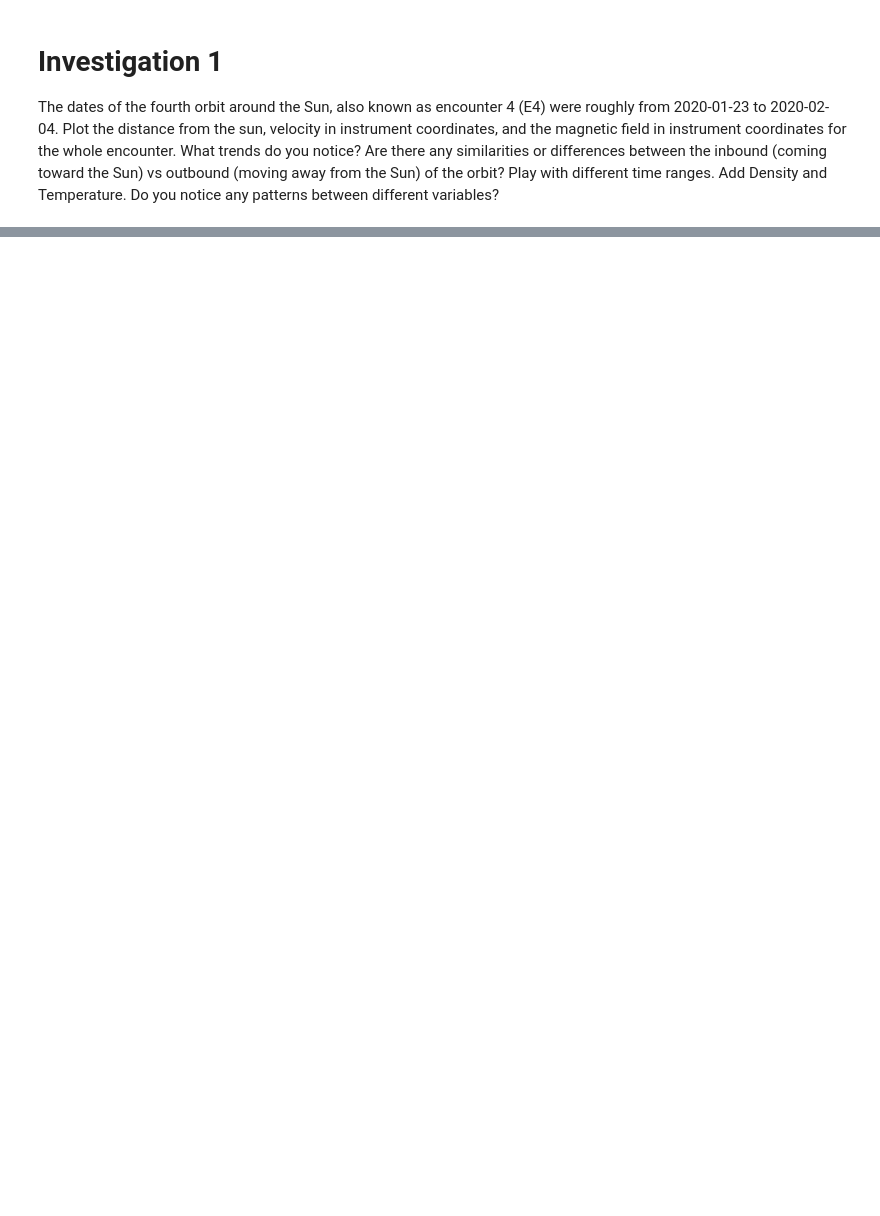
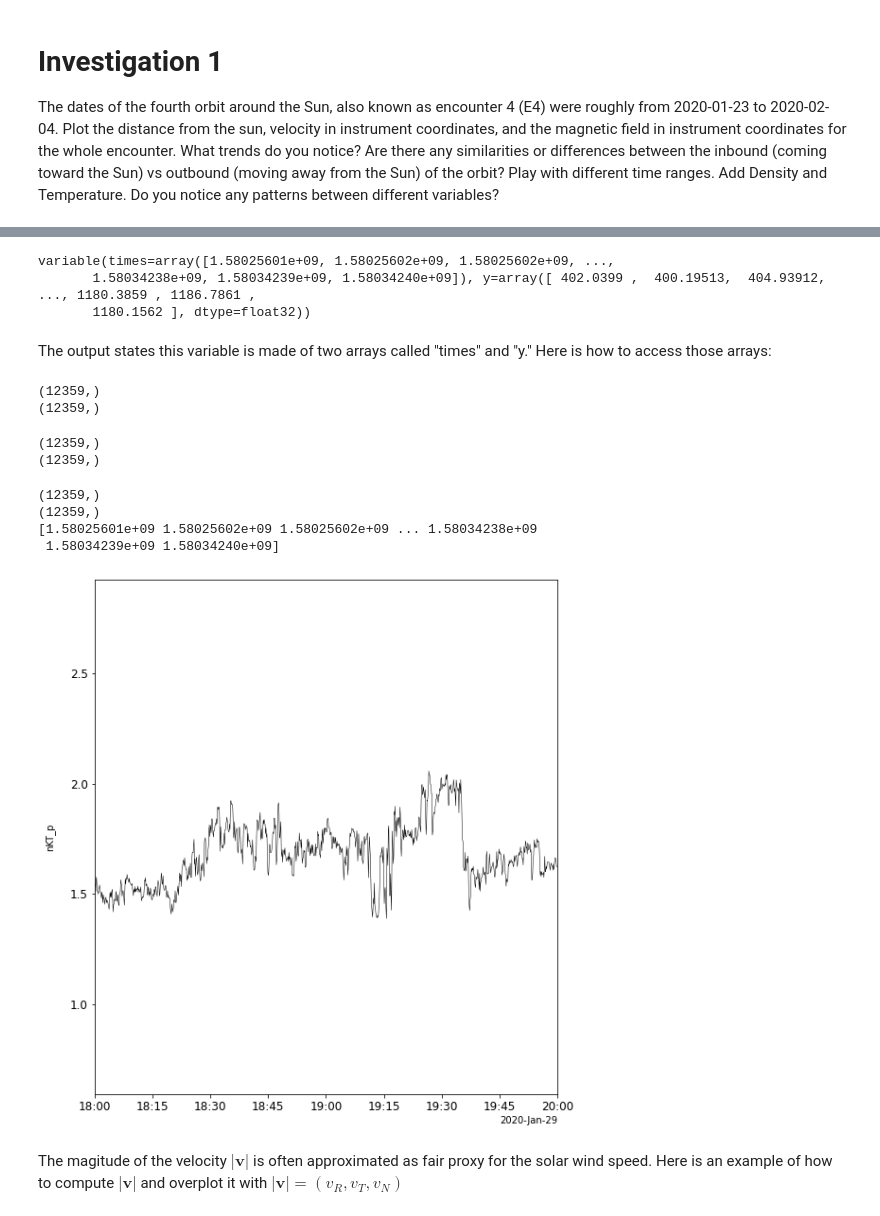
Before and after one commit to jlverniero/PSP_Data_Analysis_Tutorials, a Jupyter notebook: PSP_data_tutorial_pyspedas_v0.ipynb, the cells around one changed output, grey strips where cells are left out. Drawn from its saved outputs; the diff is of its cells as text; code cells hidden in the pictures; blank space fills up the shorter version.

```diff
--- a/PSP_data_tutorial_pyspedas_v0.ipynb
+++ b/PSP_data_tutorial_pyspedas_v0.ipynb
@@ -101,2 +136,56 @@ The dates of the fourth orbit around the Sun, also known as encounter 4 (E4) wer
+# %%
+#turn off metadata, (default is set false)
+dens_data=get_data('DENS')
+dens_data
+# %% [output]
+variable(times=array([1.58025601e+09, 1.58025602e+09, 1.58025602e+09, ...,
+       1.58034238e+09, 1.58034239e+09, 1.58034240e+09]), y=array([ 402.0399 ,  400.19513,  404.93912, ..., 1180.3859 , 1186.7861 ,
+       1180.1562 ], dtype=float32))
+# %% [markdown]
+The output states this variable is made of two arrays called "times" and "y." Here is how to access those arrays:
+# %%
+times=dens_data.times
+dens_array = dens_data.y
+
+#check the shape of each array
+print(np.shape(times))
+print(np.shape(dens_array))
+# %% [output]
+(12359,)
+(12359,)
+# %%
+#Multiply two variables together, such as density and temperature
+
+#define new data structure name for temperature
+temp_data = get_data('TEMP')
+
+#in tplot variables, the first dimension is always "times", so we do not need to call it again
+temp_array = temp_data.y
+#note how temperature and density have same number of elements
+print(np.shape(temp_array))
+
+#We can multply two arrays with same number of elements together
+NT_p = dens_array*temp_array
+print(np.shape(NT_p))
+# %% [output]
+(12359,)
+(12359,)
+# %%
+#Define Boltzmann's constant (eV/K)
+k = 8.617333262E-5
+kNT_p = k*NT_p
+
+#make new tplot variable called 'nT_p' with kNT_p on y axis, and time on x-axis
+store_data('nKT_p',data={'x':time,'y':kNT_p})
+#plot
+tplot('nKT_p')
+# %% [output]
+(12359,)
+(12359,)
+[1.58025601e+09 1.58025602e+09 1.58025602e+09 ... 1.58034238e+09
+ 1.58034239e+09 1.58034240e+09]
+[figure, added]
+# %% [markdown]
+The magitude of the velocity $|\mathbf{v}|$ is often approximated as fair proxy for the solar wind speed. Here is an example of how to compute $|\mathbf{v}|$ and overplot it with $|\mathbf{v}|=(v_R,v_T,v_N)$
 # %%
 vel_rtn=get_data('VEL_RTN_SUN')
```
Also changed, not shown: parts of 17 cells of this notebook.
